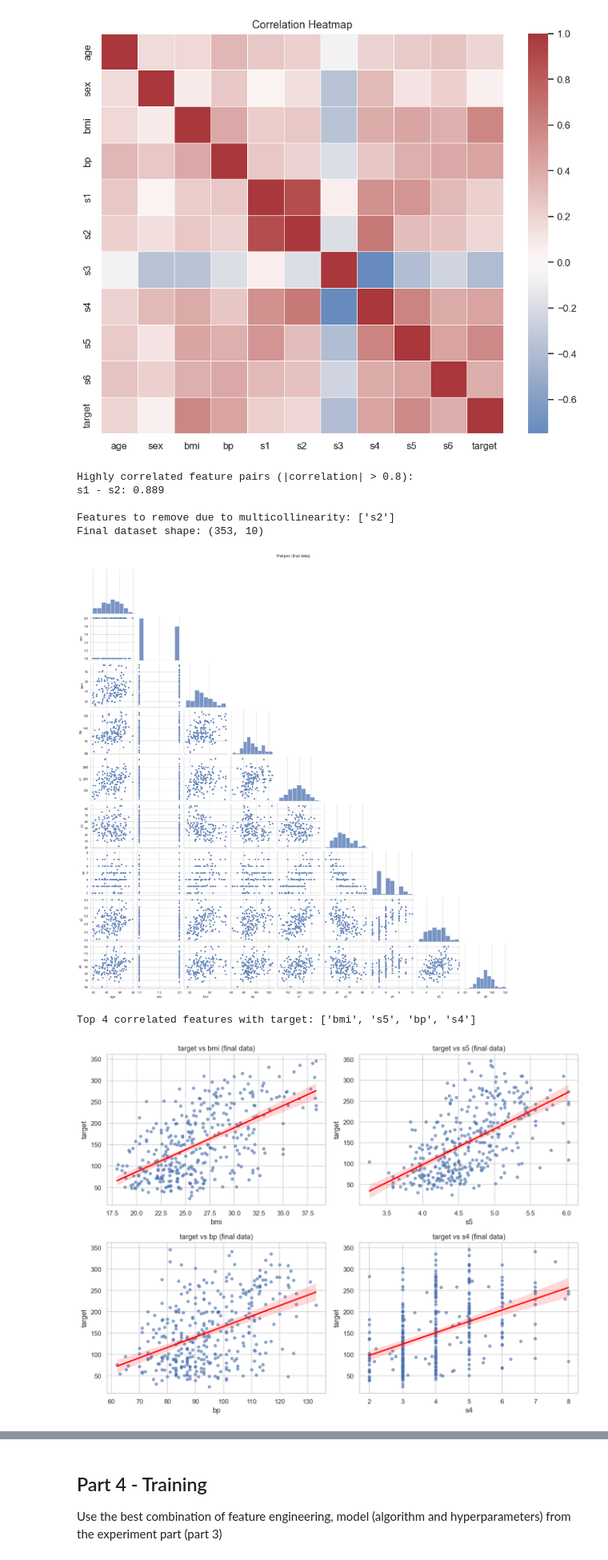
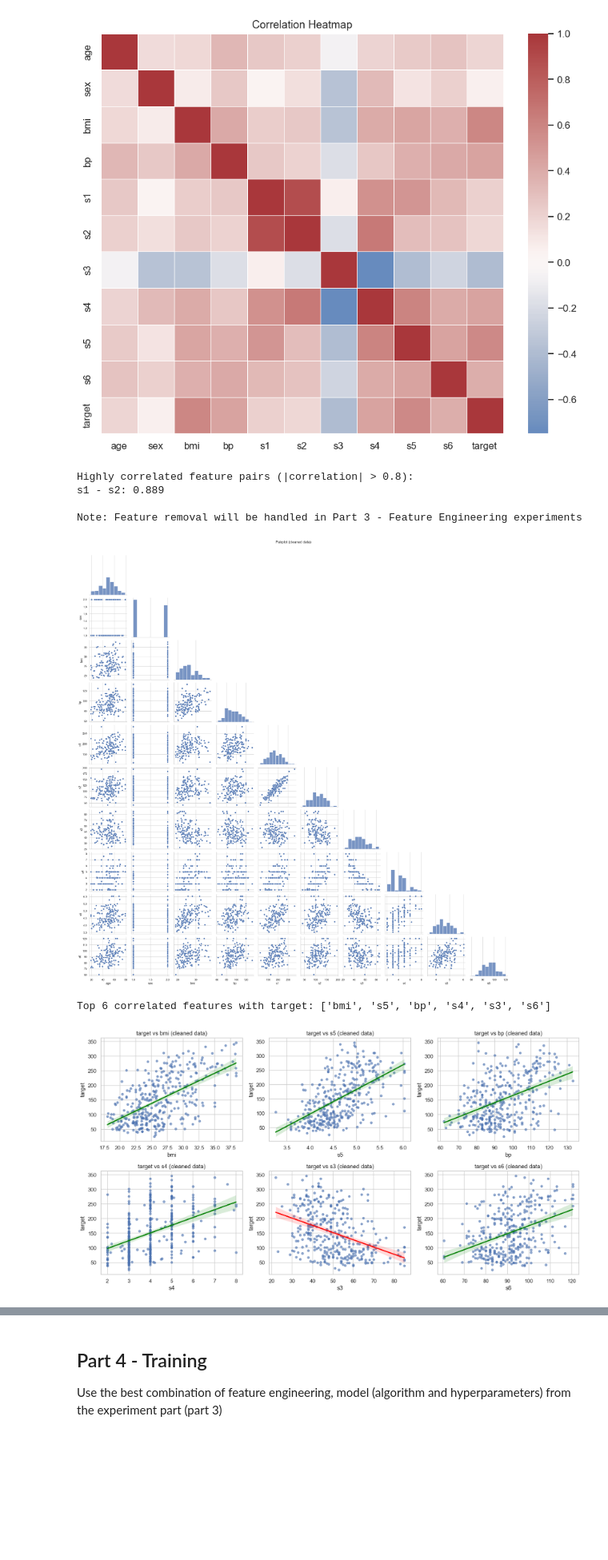
Before and after one commit to LidorAlmkays/Assignment_supervised_learning_flow, a Jupyter notebook: Assignment_supervised_learning_flow.ipynb, the cells around one changed output, grey strips where cells are left out. Shown at 80% size. Drawn from its saved outputs; the diff is of its cells as text; code cells hidden in the pictures; blank space fills up the shorter version.

Commit message:
feat: working part 3 still need to summarize it and make sure everything is explained and shown

```diff
--- a/Assignment_supervised_learning_flow.ipynb
+++ b/Assignment_supervised_learning_flow.ipynb
@@ -244,68 +252,62 @@ threshold = 0.8
 
 for i in range(len(feature_correlations.columns)):
     for j in range(i+1, len(feature_correlations.columns)):
-        corr_value = feature_correlations.iloc[i, j]  # Use corr_value instead of corr
+        corr_value = feature_correlations.iloc[i, j]
         if corr_value > threshold:
             high_corr_pairs.append((feature_correlations.columns[i], feature_correlations.columns[j], corr_value))
 
 if high_corr_pairs:
     print("Highly correlated feature pairs (|correlation| > 0.8):")
-    for feat1, feat2, corr_val in high_corr_pairs:  # Use corr_val instead of corr
+    for feat1, feat2, corr_val in high_corr_pairs:
         print(f"{feat1} - {feat2}: {corr_val:.3f}")
-
-    # Remove one feature from each highly correlated pair (keep the one with higher correlation to target)
-    target_corr = corr['target'].abs()  # Now this will work because corr is still the DataFrame
-    features_to_remove = set()
-
-    for feat1, feat2, corr_val in high_corr_pairs:  # Use corr_val here too
-        if target_corr[feat1] > target_corr[feat2]:
-            features_to_remove.add(feat2)
-        else:
-            features_to_remove.add(feat1)
-
-    print(f"\nFeatures to remove due to multicollinearity: {list(features_to_remove)}")
-
-    # Create final dataset without highly correlated features
-    train_data_final = train_data_cleaned.drop(columns=list(features_to_remove))
-    print(f"Final dataset shape: {train_data_final.shape}")
+    print("\nNote: Feature removal will be handled in Part 3 - Feature Engineering experiments")
 else:
     print("No highly correlated feature pairs found (threshold: 0.8)")
-    train_data_final = train_data_cleaned.copy()
 # %% [output]
 Highly correlated feature pairs (|correlation| > 0.8):
 s1 - s2: 0.889
 
-Features to remove due to multicollinearity: ['s2']
-Final dataset shape: (353, 10)
+Note: Feature removal will be handled in Part 3 - Feature Engineering experiments
 # %%
 # Create pairplot subset to visualize feature relationships
-feature_cols = [c for c in train_data_final.columns if c != 'target']
-sns.pairplot(train_data_final.sample(min(150, len(train_data_final))),
+feature_cols = [c for c in train_data_cleaned.columns if c != 'target']
+sns.pairplot(train_data_cleaned.sample(min(150, len(train_data_cleaned))),
              vars=feature_cols,
              corner=True, diag_kind='hist')
-plt.suptitle("Pairplot (final data)", y=1.02)
+plt.suptitle("Pairplot (cleaned data)", y=1.02)
 plt.show()
 # %% [output]
-[figure, old version]
+[figure, new version]
 # %%
-
 # Identify and plot top k features most correlated with target
-final_corr = train_data_final.corr()
-target_corr = final_corr['target'].drop('target').abs().sort_values(ascending=False)
-top_k = 4
+target_corr = corr['target'].drop('target').abs().sort_values(ascending=False)
+top_k = 6
 top_features = target_corr.head(top_k).index.tolist()
 print(f"Top {top_k} correlated features with target: {top_features}")
 
-fig, axes = plt.subplots(2, 2, figsize=(12, 9))
+# Calculate grid dimensions dynamically
+n_cols = 3  # or 2, depending on your preference
+n_rows = int(np.ceil(top_k / n_cols))
+
+fig, axes = plt.subplots(n_rows, n_cols, figsize=(5*n_cols, 4*n_rows))
 axes = axes.flatten()
 for ax, feat in zip(axes, top_features):
-    sns.regplot(x=train_data_final[feat], y=train_data_final['target'], ax=ax, scatter_kws={'s': 20, 'alpha': 0.6}, line_kws={'color': 'red'})
-    ax.set_title(f"target vs {feat} (final data)")
+    # Get the actual correlation value (with sign)
+    actual_corr = corr['target'][feat]
+    line_color = 'green' if actual_corr > 0 else 'red'
+
+    sns.regplot(x=train_data_cleaned[feat], y=train_data_cleaned['target'], ax=ax,
+                scatter_kws={'s': 20, 'alpha': 0.6},
+                line_kws={'color': line_color})
+    ax.set_title(f"target vs {feat} (cleaned data)")
+# Hide unused subplots
+for ax in axes[top_k:]:
+    ax.axis('off')
 plt.tight_layout()
 plt.show()
 # %% [output]
-Top 4 correlated features with target: ['bmi', 's5', 'bp', 's4']
+Top 6 correlated features with target: ['bmi', 's5', 'bp', 's4', 's3', 's6']
-[figure, old version]
+[figure, new version]
 # %% [markdown]
 ### Part 2.3 - EDA Summary and Model Recommendation
 After diving deep into our diabetes dataset, we discovered some really interesting patterns. The data shows strong linear relationships between medical measurements and diabetes progression - exactly what we'd expect in real medical data.
```
Also changed, not shown: parts of 15 cells of this notebook, 1 other file.
